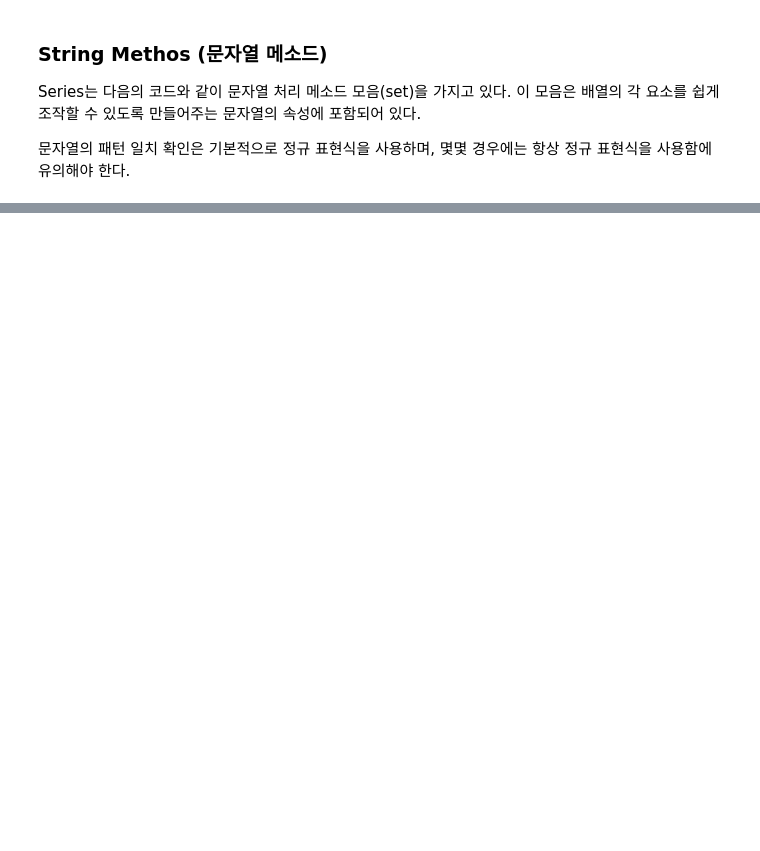
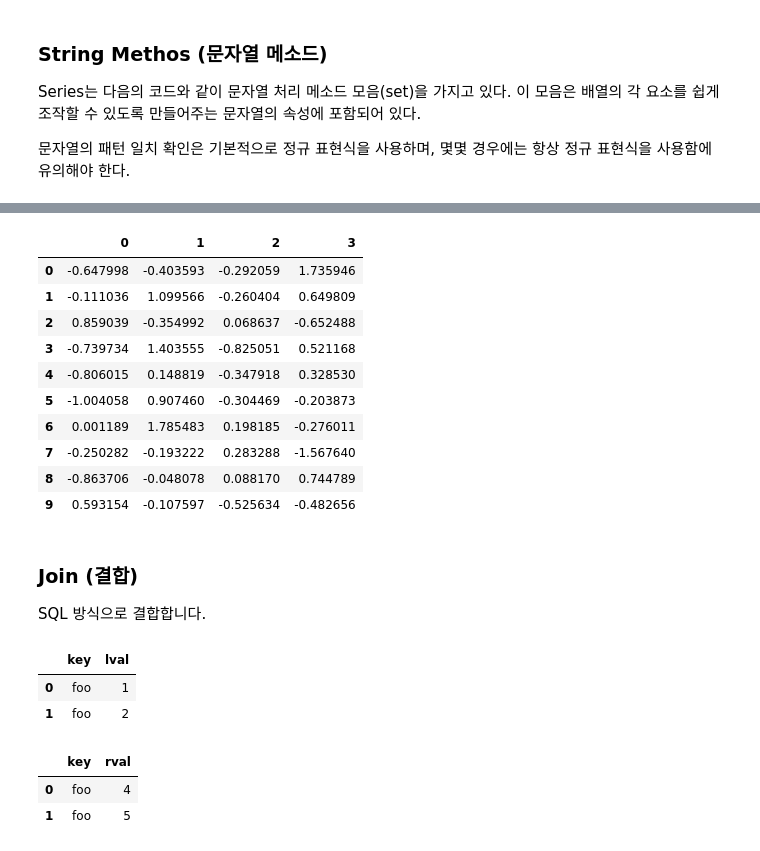
Before and after one commit to vhzkclq0705/LG_Uplus_SW_Camp_4, a Jupyter notebook: 실습/Pandas/10minutes.ipynb, the cells around one changed output, grey strips where cells are left out. Cells and saved outputs as stored; diff of their text form; code cells hidden in the pictures; blank space fills up the shorter version.

```diff
--- a/실습/Pandas/10minutes.ipynb
+++ b/실습/Pandas/10minutes.ipynb
@@ -631,0 +669,3 @@ s = pd.Series(['A', 'B', 'C', 'Aaba', 'Baca', np.nan, 'CABA', 'dog', 'cat'])
+# %%
+# break it into pieces
+pieces = [df[:3], df[3:7], df[7:]]
@@ -631,0 +688,18 @@ s = pd.Series(['A', 'B', 'C', 'Aaba', 'Baca', np.nan, 'CABA', 'dog', 'cat'])
+# %%
+pd.concat(pieces)
+# %% [output]
+|  | 0 | 1 | 2 | 3 |
+| 0 | -0.647998 | -0.403593 | -0.292059 | 1.735946 |
+| 1 | -0.111036 | 1.099566 | -0.260404 | 0.649809 |
+| 2 | 0.859039 | -0.354992 | 0.068637 | -0.652488 |
+| 3 | -0.739734 | 1.403555 | -0.825051 | 0.521168 |
+| 4 | -0.806015 | 0.148819 | -0.347918 | 0.328530 |
+| 5 | -1.004058 | 0.907460 | -0.304469 | -0.203873 |
+| 6 | 0.001189 | 1.785483 | 0.198185 | -0.276011 |
+| 7 | -0.250282 | -0.193222 | 0.283288 | -1.567640 |
+| 8 | -0.863706 | -0.048078 | 0.088170 | 0.744789 |
+| 9 | 0.593154 | -0.107597 | -0.525634 | -0.482656 |
+# %% [markdown]
+### Join (결합)
+
+SQL 방식으로 결합합니다.
@@ -631,0 +710,12 @@ s = pd.Series(['A', 'B', 'C', 'Aaba', 'Baca', np.nan, 'CABA', 'dog', 'cat'])
+# %%
+left
+# %% [output]
+|  | key | lval |
+| 0 | foo | 1 |
+| 1 | foo | 2 |
+# %%
+right
+# %% [output]
+|  | key | rval |
+| 0 | foo | 4 |
+| 1 | foo | 5 |
```
Also changed, not shown: parts of 56 cells of this notebook.
